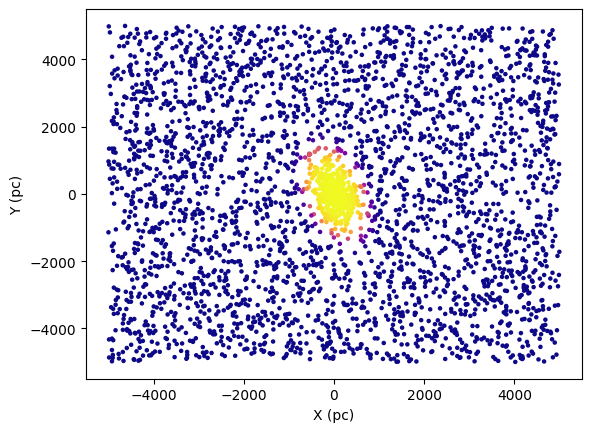
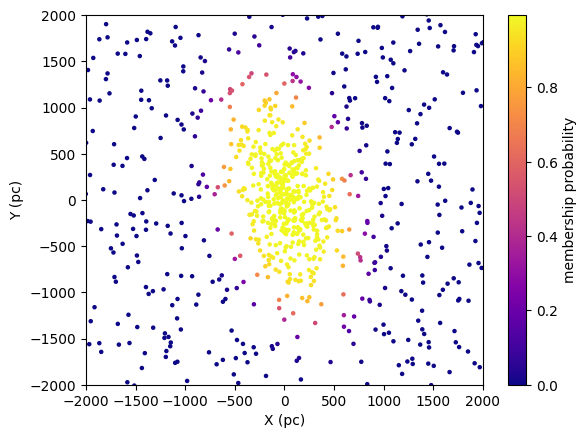
Unified diff of the notebook cell whose output changed from the first chart to the second:
--- before
+++ after
@@ -1,5 +1,10 @@
 plt.figure()
-plt.scatter(df['X_pc'], df['Y_pc'], c=df['P_member_position'], s=5, cmap='plasma')
+im=plt.scatter(df['X_pc'], df['Y_pc'], c=df['P_member'], s=5, cmap='plasma')
+cb=plt.colorbar(im)
+cb.set_label("membership probability")
 
 plt.xlabel("X (pc)")
 plt.ylabel("Y (pc)")
+
+plt.xlim(-2000, 2000)
+plt.ylim(-2000, 2000)

Commit: Updated 10D